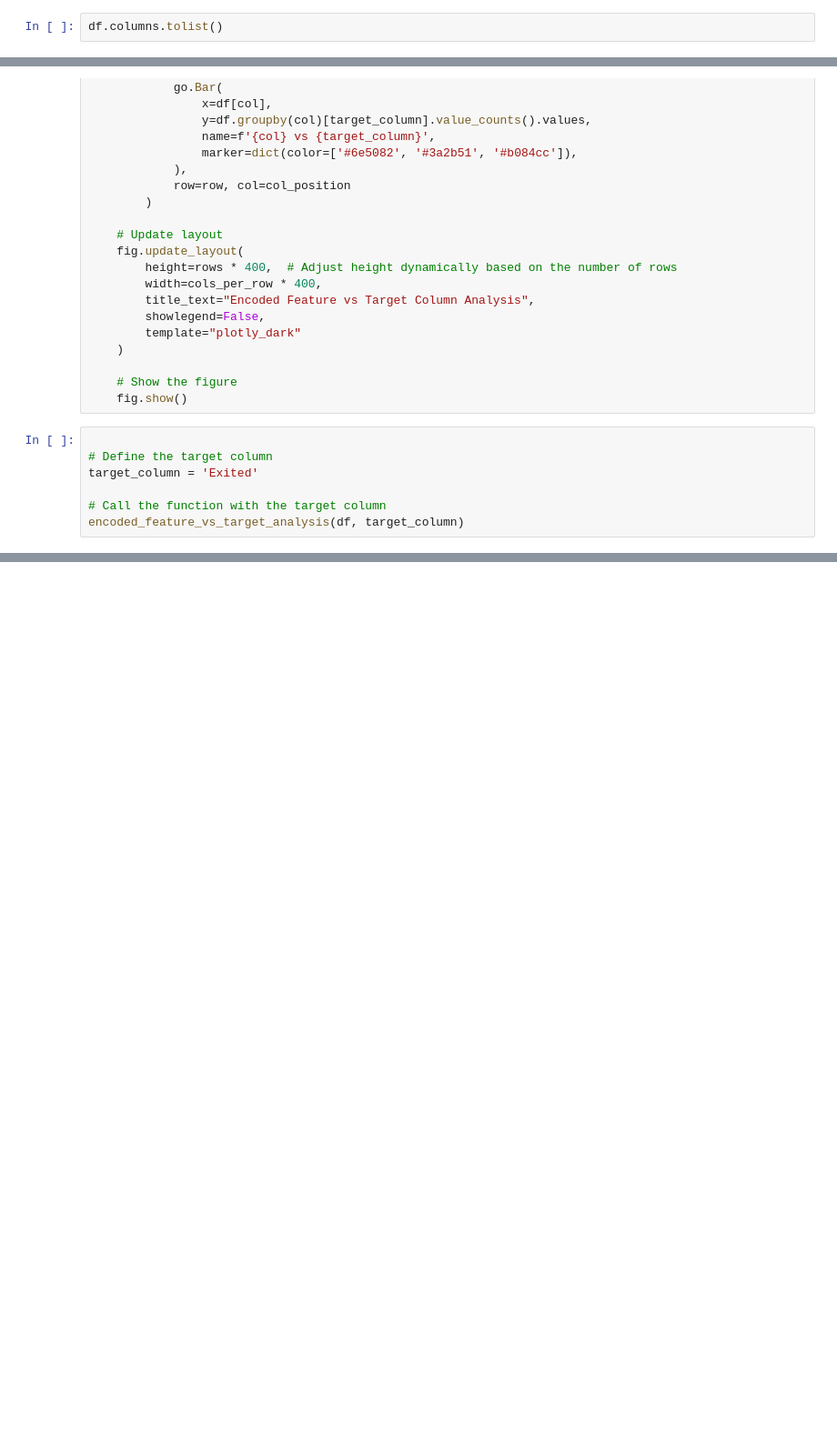
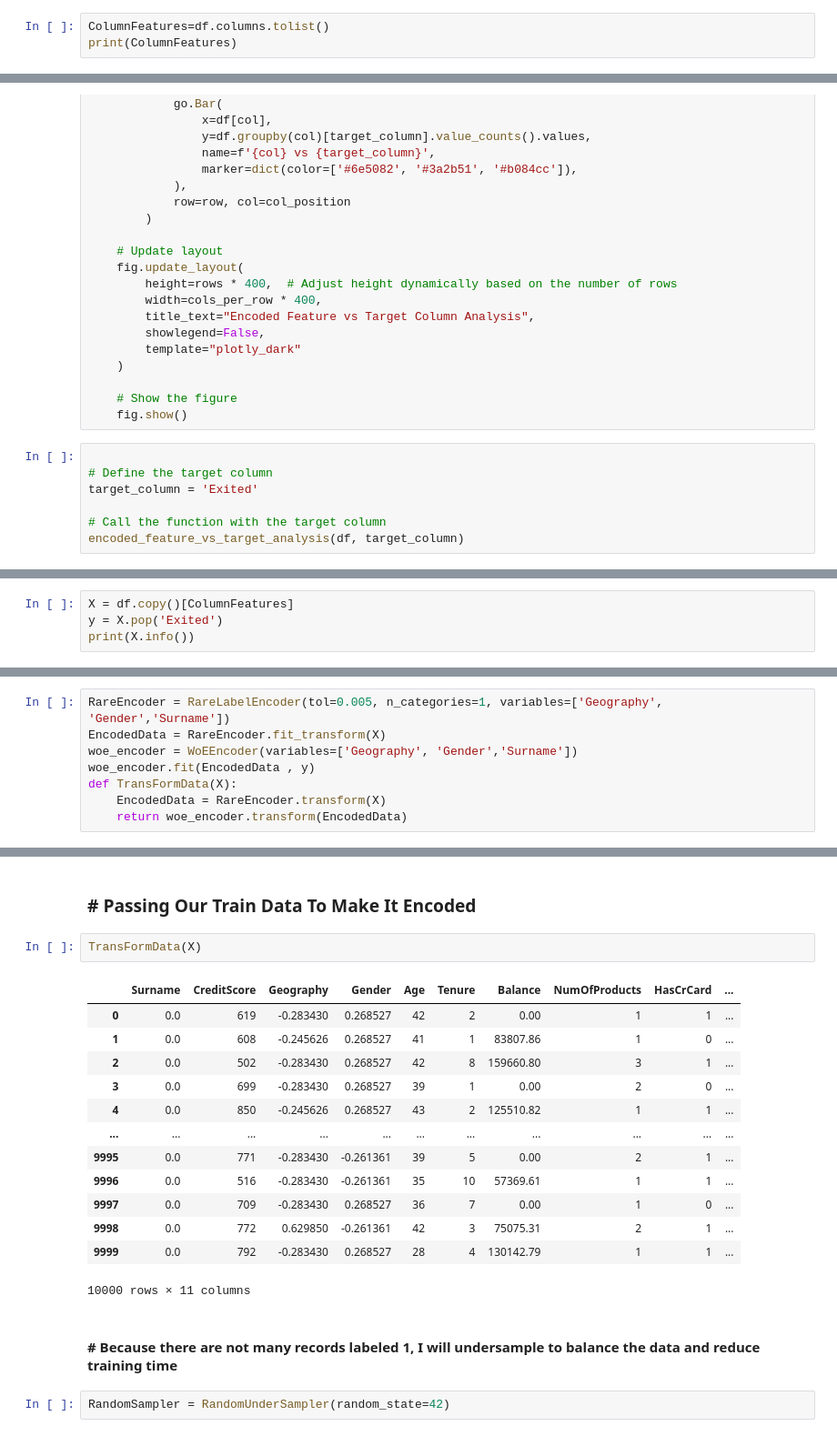
Before and after one commit to MrArthor/CDAC_Project_Work, a Jupyter notebook: Implementation/EDA Customer CHURN.ipynb, the cells around one changed output, grey strips where cells are left out. Shown at 91% size. Saved outputs shown, nothing was run; the diff lists cells and outputs as text; blank space fills up the shorter version.

Commit message:
data encoding implemented

```diff
--- a/Implementation/EDA Customer CHURN.ipynb
+++ b/Implementation/EDA Customer CHURN.ipynb
@@ -65,5 +66,6 @@ No validation issues detected.
 df = df.drop("CustomerId", axis = 1)
 df = df.drop("RowNumber", axis =1)
 # %%
-df.columns.tolist()
+ColumnFeatures=df.columns.tolist()
+print(ColumnFeatures)
 # %% [output]
@@ -492,0 +500,4 @@ New feature columns added: ['Age_Tenure', 'Age_Squared']
+# %%
+X = df.copy()[ColumnFeatures]
+y = X.pop('Exited')
+print(X.info())
@@ -492,0 +535,8 @@ New feature columns added: ['Age_Tenure', 'Age_Squared']
+# %%
+RareEncoder = RareLabelEncoder(tol=0.005, n_categories=1, variables=['Geography', 'Gender','Surname'])
+EncodedData = RareEncoder.fit_transform(X)
+woe_encoder = WoEEncoder(variables=['Geography', 'Gender','Surname'])
+woe_encoder.fit(EncodedData , y)
+def TransFormData(X):
+    EncodedData = RareEncoder.transform(X)
+    return woe_encoder.transform(EncodedData)
@@ -492,0 +553,22 @@ New feature columns added: ['Age_Tenure', 'Age_Squared']
+# %% [markdown]
+### # Passing Our Train Data To Make It Encoded
+# %%
+TransFormData(X)
+# %% [output]
+|  | Surname | CreditScore | Geography | Gender | Age | Tenure | Balance | NumOfProducts | HasCrCard | ... |
+| 0 | 0.0 | 619 | -0.283430 | 0.268527 | 42 | 2 | 0.00 | 1 | 1 | ... |
+| 1 | 0.0 | 608 | -0.245626 | 0.268527 | 41 | 1 | 83807.86 | 1 | 0 | ... |
+| 2 | 0.0 | 502 | -0.283430 | 0.268527 | 42 | 8 | 159660.80 | 3 | 1 | ... |
+| 3 | 0.0 | 699 | -0.283430 | 0.268527 | 39 | 1 | 0.00 | 2 | 0 | ... |
+| 4 | 0.0 | 850 | -0.245626 | 0.268527 | 43 | 2 | 125510.82 | 1 | 1 | ... |
+| ... | ... | ... | ... | ... | ... | ... | ... | ... | ... | ... |
+| 9995 | 0.0 | 771 | -0.283430 | -0.261361 | 39 | 5 | 0.00 | 2 | 1 | ... |
+| 9996 | 0.0 | 516 | -0.283430 | -0.261361 | 35 | 10 | 57369.61 | 1 | 1 | ... |
+| 9997 | 0.0 | 709 | -0.283430 | 0.268527 | 36 | 7 | 0.00 | 1 | 0 | ... |
+| 9998 | 0.0 | 772 | 0.629850 | -0.261361 | 42 | 3 | 75075.31 | 2 | 1 | ... |
+| 9999 | 0.0 | 792 | -0.283430 | 0.268527 | 28 | 4 | 130142.79 | 1 | 1 | ... |
+10000 rows × 11 columns
+# %% [markdown]
+#### # Because there are not many records labeled 1, I will undersample to balance the data and reduce training time
+# %%
+RandomSampler = RandomUnderSampler(random_state=42)
```
Also changed, not shown: parts of 14 cells of this notebook, 3 other files.
